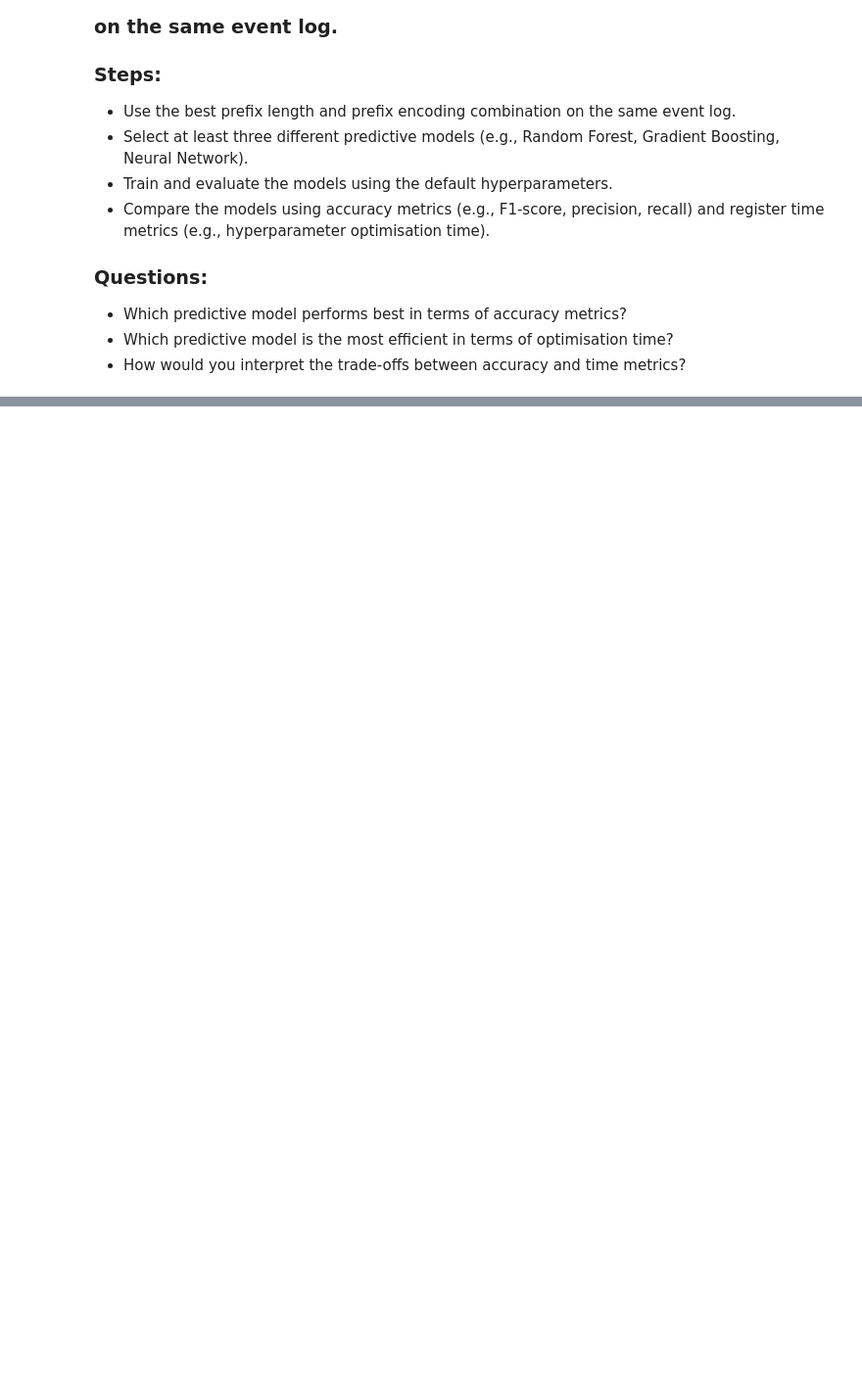
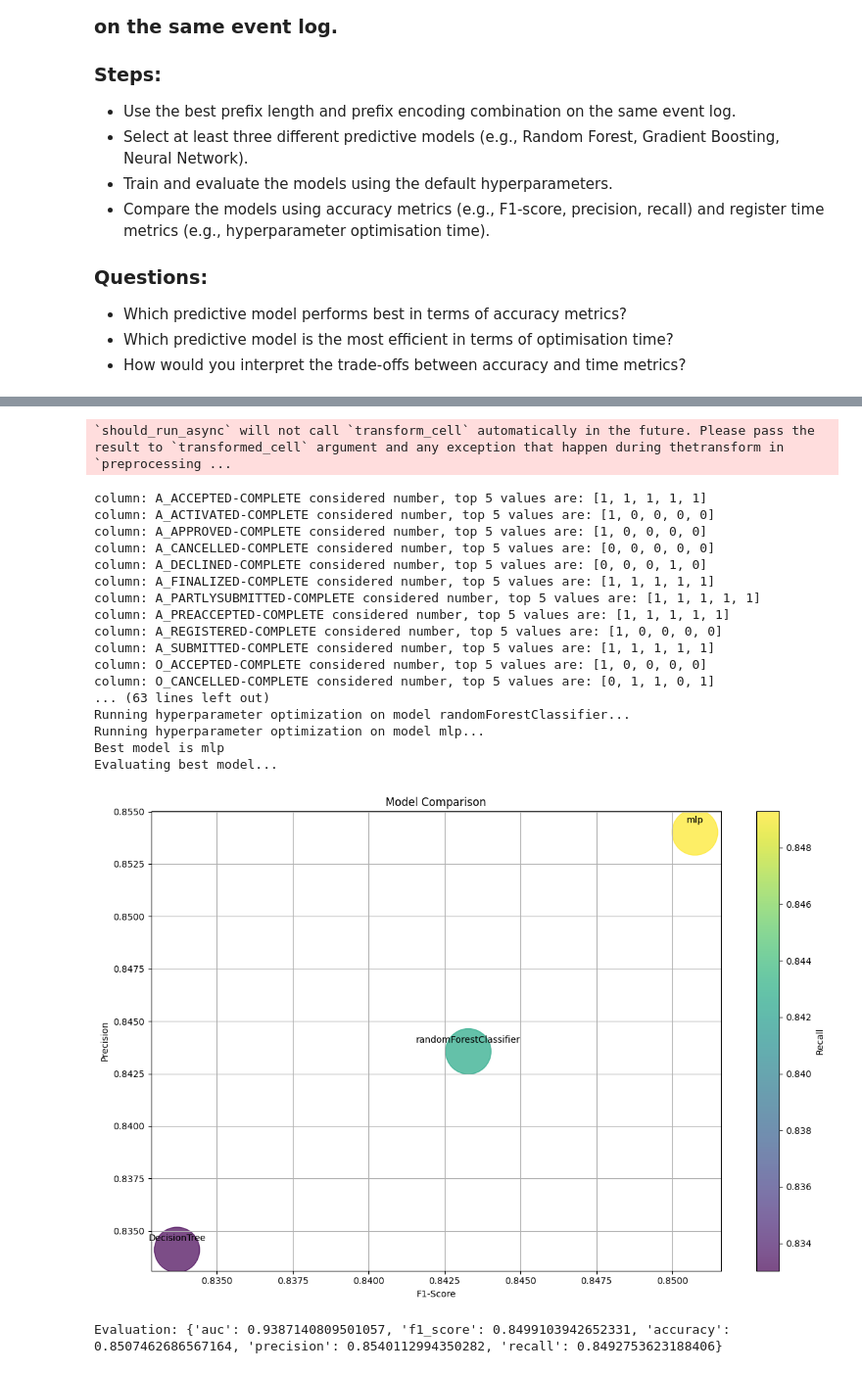
Before and after one commit to rgraziosi-fbk/nirdizati-light, a Jupyter notebook: nirdizati_light.ipynb, the cells around one changed output, grey strips where cells are left out. Shown at 98% size. Cells and saved outputs as stored; diff of their text form; code cells hidden in the pictures; blank space fills up the shorter version.

Commit message:
update notebook with new exercises

```diff
--- a/nirdizati_light.ipynb
+++ b/nirdizati_light.ipynb
@@ -742,14 +866,14 @@ CONF
 # %%
 ### YOUR CODE HERE
-encoding_methods = [] #encoding 1, encoding 2, encoding 3 (see Notebook above)
+encoding_methods = [EncodingType.FREQUENCY.value,EncodingType.SIMPLE.value, EncodingType.COMPLEX.value] #encoding 1, encoding 2, encoding 3 (see Notebook above)
 
 res = []
 for i,encoding in enumerate(encoding_methods):
-    CONF['feature_selection'] = #YOUR CODE HERE
+    CONF['feature_selection'] = encoding
     encoder, full_df = get_encoded_df(
       log=log,
       feature_encoding_type = CONF['feature_selection'],
-      prefix_length= ..., # Replace 3 dots with previous prefix length
+      prefix_length=30, # Replace 3 dots with previous prefix length
       prefix_length_strategy=CONF['prefix_length_strategy'],
       time_encoding_type=CONF['time_encoding'],
       attribute_encoding=CONF['attribute_encoding'],
@@ -780,9 +904,8 @@ for i,encoding in enumerate(encoding_methods):
 
     initial_result = evaluate_classifier(actual, predicted, scores)
     results = evaluate_classifiers(predictive_models,actual)
-   # plot_model_comparison(results)
     print(f'Evaluation: {initial_result}')
-    initial_result['encoding'] = ... # Update line here for encoding
+    initial_result['encoding'] = encoding
     pred_model_results = pd.DataFrame([initial_result])
     res.append(pred_model_results)
 res_df = pd.concat(res)
@@ -800,0 +1047,60 @@ res_df = pd.concat(res)
+# %%
+### STARTING POINT
+encoder, full_df = get_encoded_df(
+  log=log,
+  feature_encoding_type = CONF['feature_selection'],
+  prefix_length= CONF['prefix_length'], # Replace 3 dots with previous prefix length
+  prefix_length_strategy=CONF['prefix_length_strategy'],
+  time_encoding_type=CONF['time_encoding'],
+  attribute_encoding=CONF['attribute_encoding'],
+  padding=CONF['padding'],
+  labeling_type=CONF['labeling_type'],
+  task_generation_type=CONF['task_generation_type'],
+  target_event=CONF['target_event'],)
+train_size, val_size, test_size = CONF['train_val_test_split']
+train_df, val_df, test_df = split_train_val_test(full_df, train_size, val_size, test_size, shuffle=False, seed=CONF['seed'])
+### YOUR CODE HERE###
+# Instantiate predictive models
+predictive_models = [PredictiveModel(predictive_model, train_df, val_df, test_df, prefix_length=CONF['prefix_length']) for predictive_model in CONF['predictive_models']]
+
+# Perform hyperparameter optimization
+best_candidates, best_model_idx, best_model_model, best_model_config = retrieve_best_model(
+    predictive_models,
+    max_evaluations=CONF['hyperparameter_optimisation_evaluations'],
+    target=CONF['hyperparameter_optimisation_target']
+)
+
+# Evaluate best model
+best_model = predictive_models[best_model_idx]
+best_model.model = best_model_model
+best_model.config = best_model_config
+print(f'Best model is {best_model.model_type}')
+print('Evaluating best model...')
+predicted, scores = best_model.predict(test=True)
+actual = test_df['label']
+
+initial_result = evaluate_classifier(actual, predicted, scores)
+results = evaluate_classifiers(predictive_models,actual)
+plot_model_comparison(results)
+print(f'Evaluation: {initial_result}')
+# %% [output]
+`should_run_async` will not call `transform_cell` automatically in the future. Please pass the result to `transformed_cell` argument and any exception that happen during thetransform in `preprocessing ...
+column: A_ACCEPTED-COMPLETE considered number, top 5 values are: [1, 1, 1, 1, 1]
+column: A_ACTIVATED-COMPLETE considered number, top 5 values are: [1, 0, 0, 0, 0]
+column: A_APPROVED-COMPLETE considered number, top 5 values are: [1, 0, 0, 0, 0]
+column: A_CANCELLED-COMPLETE considered number, top 5 values are: [0, 0, 0, 0, 0]
+column: A_DECLINED-COMPLETE considered number, top 5 values are: [0, 0, 0, 1, 0]
+column: A_FINALIZED-COMPLETE considered number, top 5 values are: [1, 1, 1, 1, 1]
+column: A_PARTLYSUBMITTED-COMPLETE considered number, top 5 values are: [1, 1, 1, 1, 1]
+column: A_PREACCEPTED-COMPLETE considered number, top 5 values are: [1, 1, 1, 1, 1]
+column: A_REGISTERED-COMPLETE considered number, top 5 values are: [1, 0, 0, 0, 0]
+column: A_SUBMITTED-COMPLETE considered number, top 5 values are: [1, 1, 1, 1, 1]
+column: O_ACCEPTED-COMPLETE considered number, top 5 values are: [1, 0, 0, 0, 0]
+column: O_CANCELLED-COMPLETE considered number, top 5 values are: [0, 1, 1, 0, 1]
+... (63 lines left out)
+Running hyperparameter optimization on model randomForestClassifier...
+Running hyperparameter optimization on model mlp...
+Best model is mlp
+Evaluating best model...
+[figure, added]
+Evaluation: {'auc': 0.9387140809501057, 'f1_score': 0.8499103942652331, 'accuracy': 0.8507462686567164, 'precision': 0.8540112994350282, 'recall': 0.8492753623188406}
```
Also changed, not shown: parts of 62 cells of this notebook.
